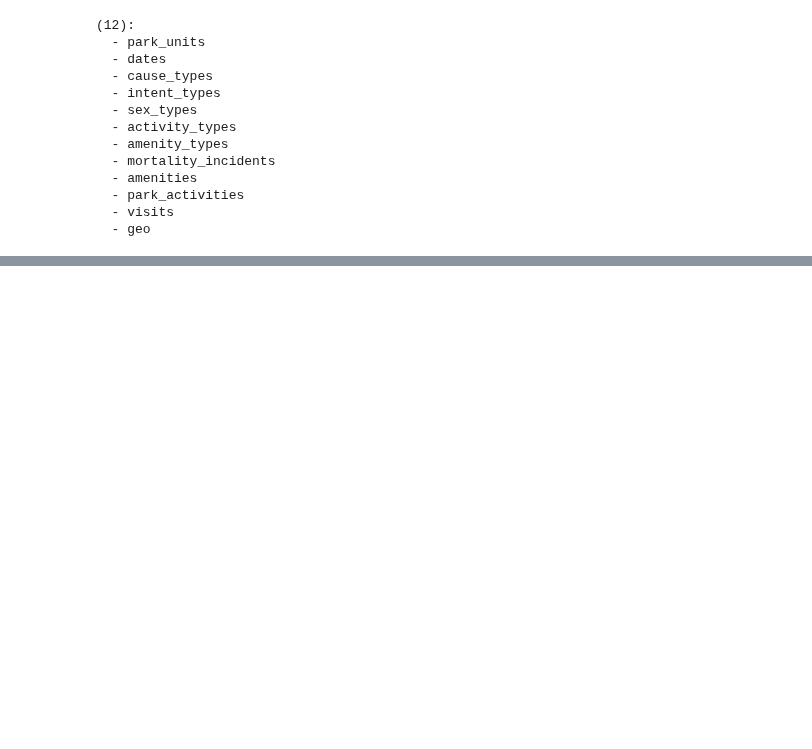
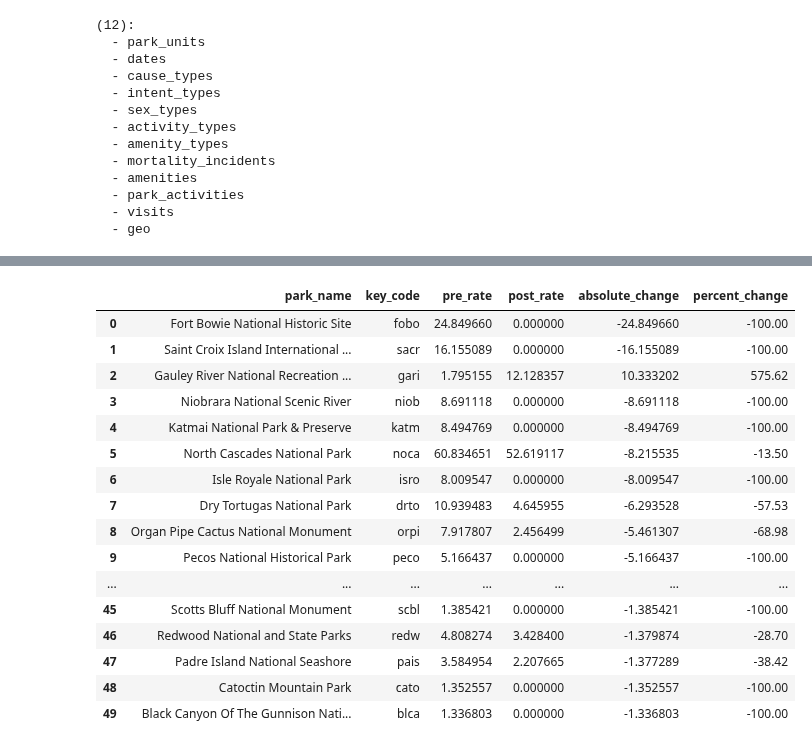
Before and after one commit to jeccalong/NPS_Mortality_Analysis, a Jupyter notebook: Notebooks/analysis.ipynb, the cells around one changed output, grey strips where cells are left out. Cells and saved outputs as stored; diff of their text form; code cells hidden in the pictures; blank space fills up the shorter version.

```diff
--- a/Notebooks/analysis.ipynb
+++ b/Notebooks/analysis.ipynb
@@ -38,0 +387,95 @@ for table in tables['name']:
+# %%
+query_greatest_change = f"""
+WITH visitors_period AS (
+    SELECT
+        v.park_id,
+        CASE
+            WHEN v.year BETWEEN 2015 AND 2019 THEN 'pre'
+            WHEN v.year >= 2022 THEN 'post'
+        END AS period,
+        SUM(v.recreation_visitors + v.nonrecreation_visitors) AS total_visitors
+    FROM visits v
+    WHERE v.year BETWEEN 2015 AND 2024
+    GROUP BY v.park_id, period
+),
+deaths_period AS (
+    SELECT
+        mi.park_id,
+        CASE
+            WHEN d.year BETWEEN 2015 AND 2019 THEN 'pre'
+            WHEN d.year >= 2022 THEN 'post'
+        END AS period,
+        COUNT(mi.incident_id) AS total_deaths
+    FROM mortality_incidents mi
+    JOIN dates d ON mi.date_id = d.date_id
+    WHERE d.year BETWEEN 2015 AND 2024
+    GROUP BY mi.park_id, period
+),
+park_rates AS (
+    SELECT
+        pu.park_name,
+        pu.key_code,
+        vp.period,
+        COALESCE(dp.total_deaths, 0) AS total_deaths,
+        vp.total_visitors,
+        CASE
+            WHEN vp.total_visitors > 0 THEN
+                (COALESCE(dp.total_deaths, 0) * 1000000.0) / vp.total_visitors
+            ELSE NULL
+        END AS mortality_rate
+    FROM park_units pu
+    JOIN visitors_period vp ON pu.park_id = vp.park_id
+    LEFT JOIN deaths_period dp
+           ON vp.park_id = dp.park_id
+          AND vp.period = dp.period
+    WHERE {SQL_EXCLUDE}   -- global exclusion
+),
+pivoted AS (
+    SELECT
+        park_name,
+        key_code,
+        MAX(CASE WHEN period = 'pre' THEN mortality_rate END) AS pre_rate,
+        MAX(CASE WHEN period = 'post' THEN mortality_rate END) AS post_rate
+    FROM park_rates
+    GROUP BY park_name, key_code
+),
+final AS (
+    SELECT
+        park_name,
+        key_code,
+        pre_rate,
+        post_rate,
+        (post_rate - pre_rate) AS absolute_change,
+        CASE
+            WHEN pre_rate > 0 THEN ROUND(((post_rate - pre_rate) / pre_rate) * 100, 2)
+            ELSE NULL
+        END AS percent_change
+    FROM pivoted
+    WHERE pre_rate IS NOT NULL AND post_rate IS NOT NULL
+)
+SELECT *
+FROM final
+ORDER BY ABS(absolute_change) DESC
+LIMIT 50;
+"""
+
+df_greatest_change = pd.read_sql(query_greatest_change, conn)
+df_greatest_change
+# %% [output]
+|  | park_name | key_code | pre_rate | post_rate | absolute_change | percent_change |
+| 0 | Fort Bowie National Historic Site | fobo | 24.849660 | 0.000000 | -24.849660 | -100.00 |
+| 1 | Saint Croix Island International ... | sacr | 16.155089 | 0.000000 | -16.155089 | -100.00 |
+| 2 | Gauley River National Recreation ... | gari | 1.795155 | 12.128357 | 10.333202 | 575.62 |
+| 3 | Niobrara National Scenic River | niob | 8.691118 | 0.000000 | -8.691118 | -100.00 |
+| 4 | Katmai National Park & Preserve | katm | 8.494769 | 0.000000 | -8.494769 | -100.00 |
+| 5 | North Cascades National Park | noca | 60.834651 | 52.619117 | -8.215535 | -13.50 |
+| 6 | Isle Royale National Park | isro | 8.009547 | 0.000000 | -8.009547 | -100.00 |
+| 7 | Dry Tortugas National Park | drto | 10.939483 | 4.645955 | -6.293528 | -57.53 |
+| 8 | Organ Pipe Cactus National Monument | orpi | 7.917807 | 2.456499 | -5.461307 | -68.98 |
+| 9 | Pecos National Historical Park | peco | 5.166437 | 0.000000 | -5.166437 | -100.00 |
+| ... | ... | ... | ... | ... | ... | ... |
+| 45 | Scotts Bluff National Monument | scbl | 1.385421 | 0.000000 | -1.385421 | -100.00 |
+| 46 | Redwood National and State Parks | redw | 4.808274 | 3.428400 | -1.379874 | -28.70 |
+| 47 | Padre Island National Seashore | pais | 3.584954 | 2.207665 | -1.377289 | -38.42 |
+| 48 | Catoctin Mountain Park | cato | 1.352557 | 0.000000 | -1.352557 | -100.00 |
+| 49 | Black Canyon Of The Gunnison Nati... | blca | 1.336803 | 0.000000 | -1.336803 | -100.00 |
```
Also changed, not shown: parts of 16 cells of this notebook.
